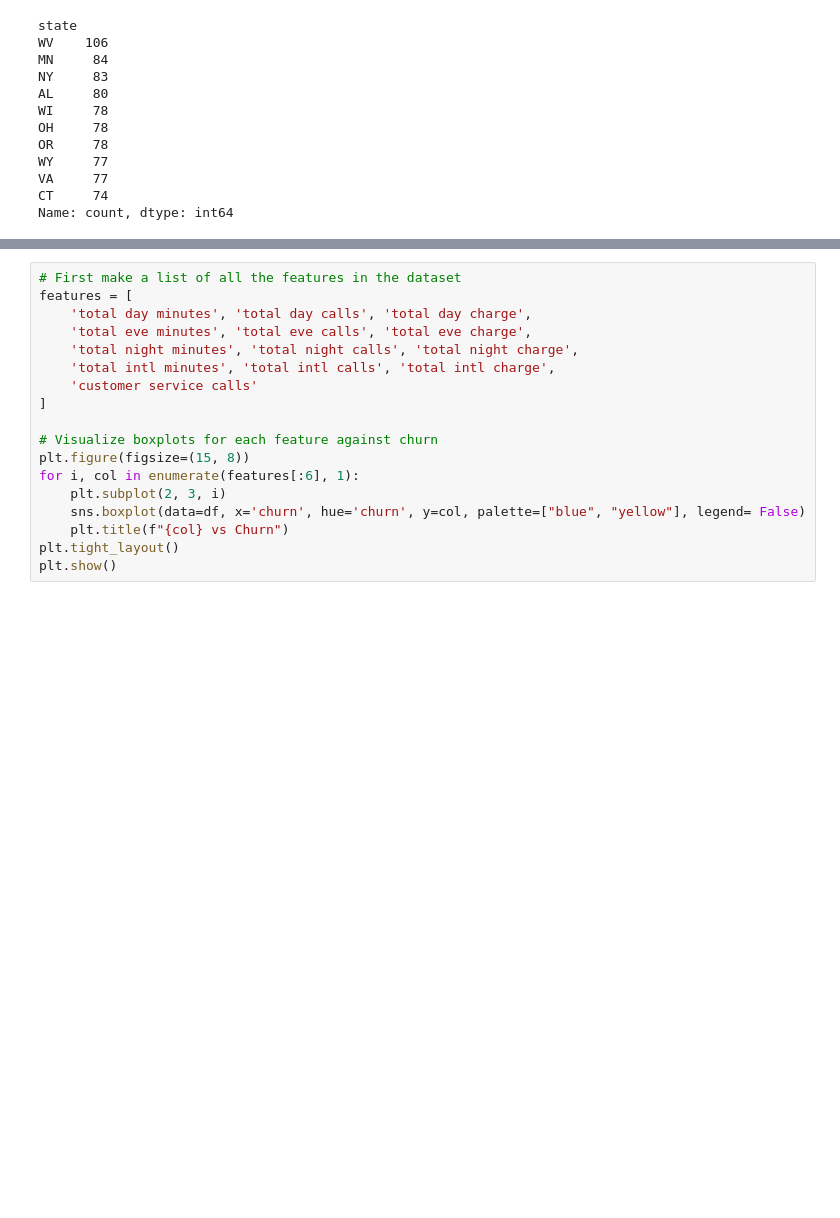
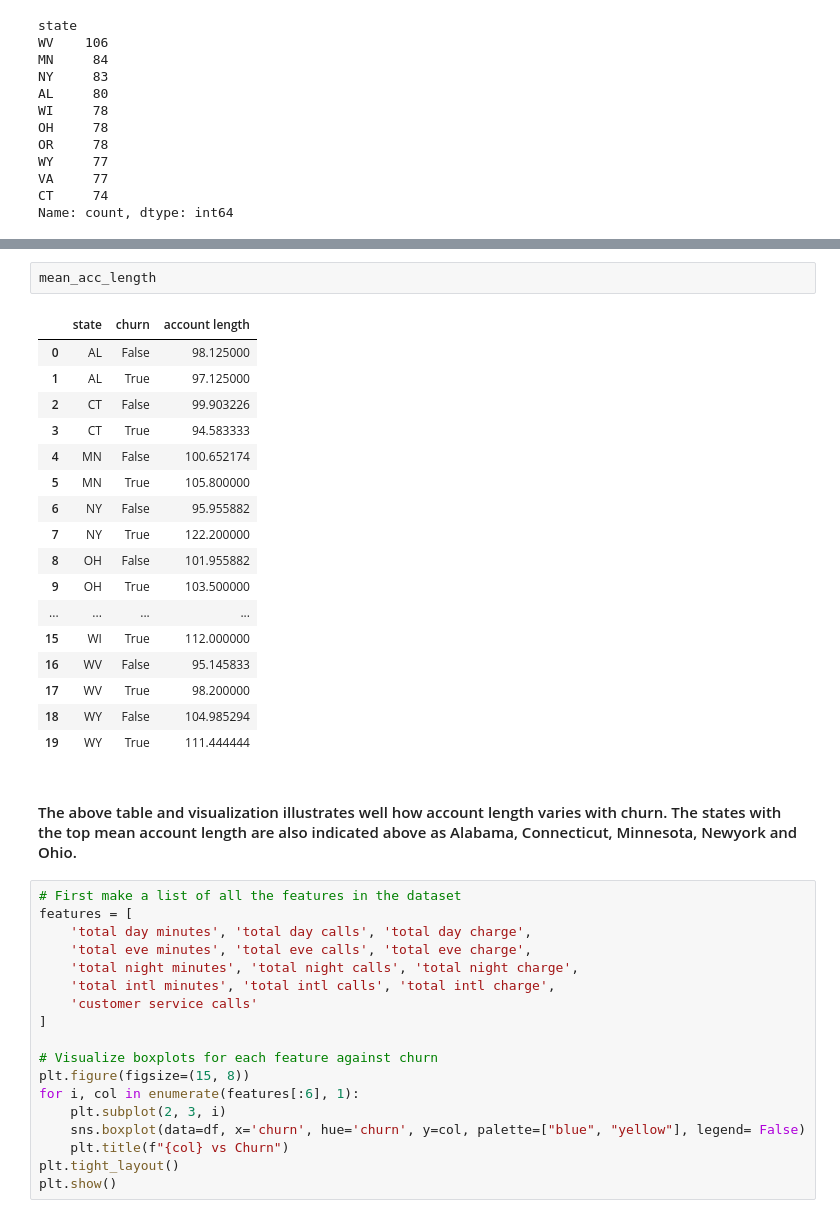
Before and after one commit to Kiplagat8/dsft13hybrid_phase3_project_group4, a Jupyter notebook: index.ipynb, the cells around one changed output, grey strips where cells are left out. Cells and saved outputs as stored; diff of their text form; blank space fills up the shorter version.

```diff
--- a/index.ipynb
+++ b/index.ipynb
@@ -194,6 +195,28 @@ plt.legend(title="Churn")
 plt.show()
 # %% [output]
 [figure]
+# %%
+mean_acc_length
+# %% [output]
+|  | state | churn | account length |
+| 0 | AL | False | 98.125000 |
+| 1 | AL | True | 97.125000 |
+| 2 | CT | False | 99.903226 |
+| 3 | CT | True | 94.583333 |
+| 4 | MN | False | 100.652174 |
+| 5 | MN | True | 105.800000 |
+| 6 | NY | False | 95.955882 |
+| 7 | NY | True | 122.200000 |
+| 8 | OH | False | 101.955882 |
+| 9 | OH | True | 103.500000 |
+| ... | ... | ... | ... |
+| 15 | WI | True | 112.000000 |
+| 16 | WV | False | 95.145833 |
+| 17 | WV | True | 98.200000 |
+| 18 | WY | False | 104.985294 |
+| 19 | WY | True | 111.444444 |
+# %% [markdown]
+#### The above table and visualization illustrates well how account length varies with churn. The states with the top mean account length are also indicated above as Alabama, Connecticut, Minnesota, Newyork and Ohio.
 # %%
 # First make a list of all the features in the dataset
 features = [
```
Also changed, not shown: parts of 2 cells of this notebook.
